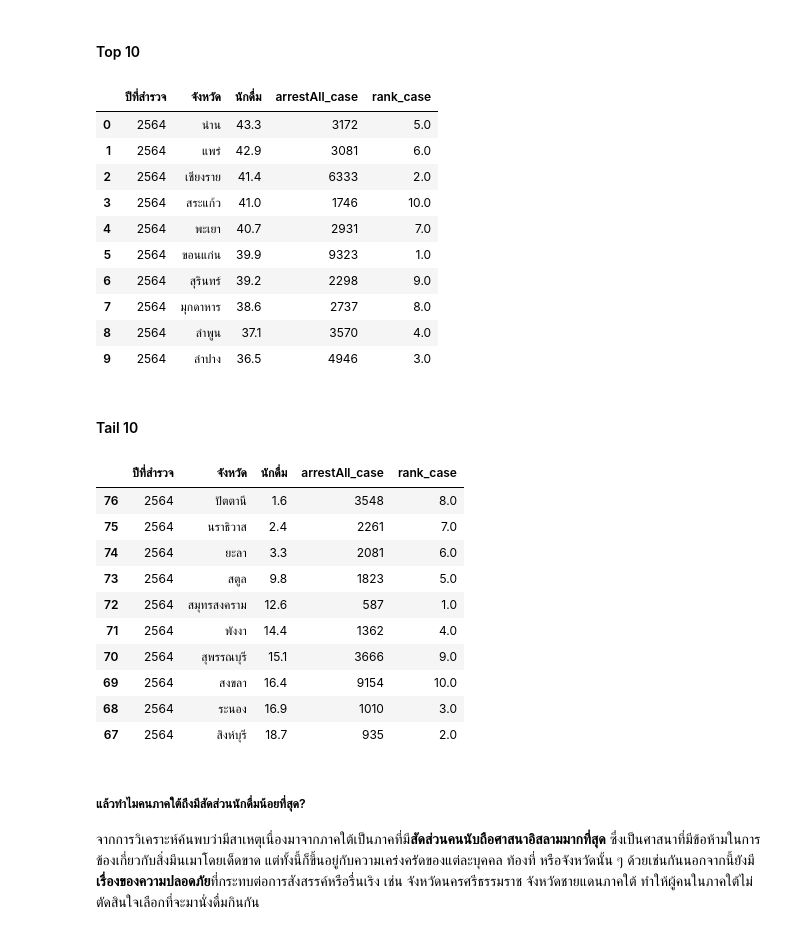
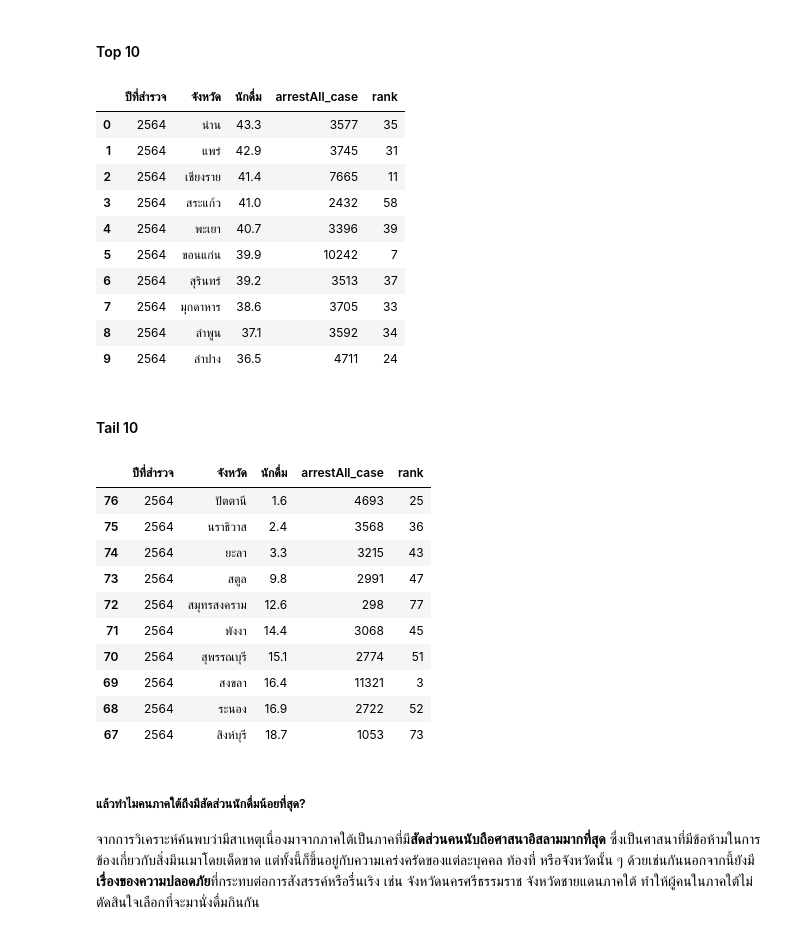
Before and after one commit to punnnnnnnnn/assignments2, a Jupyter notebook: assignment2.ipynb, the cells around one changed output. Cells and saved outputs as stored; diff of their text form; code cells hidden in the pictures.

```diff
--- a/assignment2.ipynb
+++ b/assignment2.ipynb
@@ -59,7 +59,8 @@ df = pd.merge(df, df_prov_th_en, on='PROV_NAME', how='left').copy()
 # %% [markdown]
 - bar chart แสดงเปรียบเทียบ 10 จังหวัดที่มีจำนวนคดียาเสพติดสูงสุด ในปี 2565
 # %%
-df_cases = df[['budgetYear', 'PROV_NAME', 'arrestAll_case', 'arrestAll_per', 'prov_en',]][df["budgetYear"] == "2565"].copy()
+YEAR = "2564"
+df_cases = df[['budgetYear', 'PROV_NAME', 'arrestAll_case', 'arrestAll_per', 'prov_en',]][df["budgetYear"] == YEAR].copy()
 df_cases.sort_values("arrestAll_case", ascending = False, inplace = True)
 
 df_top_x = df_cases[:10]
@@ -74,6 +75,6 @@ sns.barplot(
 
 plt.xlabel("Cases")
 plt.ylabel("Province")
-plt.title("Top 10 Highest Drug Arrested Case by Province in 2565")
+plt.title(f"Top 10 Highest Drug Arrested Case by Province in {YEAR}")
 plt.show()
 # %% [output]
@@ -272,44 +273,44 @@ pattern
 # %%
 df_alcohol = pd.read_csv("./data/alcohol_consump64.csv", encoding = "utf8")
 df_alcohol.drop("#", axis = 1, inplace = True)
 df_alcohol.drop(0, inplace = True)
 df_alcohol["ปีที่สำรวจ"] = df_alcohol["ปีที่สำรวจ"].astype(int)
 df_alcohol["นักดื่ม"] = df_alcohol["นักดื่ม"].astype(float).copy()
 df_alcohol = df_alcohol[["ปีที่สำรวจ", "จังหวัด", "นักดื่ม"]].sort_values("นักดื่ม", ascending = False)
 
-df_compare = pd.merge(left = df_alcohol, right = df_cases, left_on = "จังหวัด", right_on = "PROV_NAME", how = "left")[["ปีที่สำรวจ", "จังหวัด", "นักดื่ม", "arrestAll_case"]].head(10).copy()
-df_compare["rank_case"] = df_compare["arrestAll_case"].rank(method = "min", ascending = False)
+df_cases["rank"] = df_cases["arrestAll_case"].rank(method = "min", ascending = False).astype(int)
+
+df_compare = pd.merge(left = df_alcohol, right = df_cases, left_on = "จังหวัด", right_on = "PROV_NAME", how = "left")[["ปีที่สำรวจ", "จังหวัด", "นักดื่ม", "arrestAll_case", "rank"]].head(10).copy()
 df_compare
 # %% [output]
-|  | ปีที่สำรวจ | จังหวัด | นักดื่ม | arrestAll_case | rank_case |
-| 0 | 2564 | น่าน | 43.3 | 3172 | 5.0 |
-| 1 | 2564 | แพร่ | 42.9 | 3081 | 6.0 |
-| 2 | 2564 | เชียงราย | 41.4 | 6333 | 2.0 |
-| 3 | 2564 | สระแก้ว | 41.0 | 1746 | 10.0 |
-| 4 | 2564 | พะเยา | 40.7 | 2931 | 7.0 |
-| 5 | 2564 | ขอนแก่น | 39.9 | 9323 | 1.0 |
-| 6 | 2564 | สุรินทร์ | 39.2 | 2298 | 9.0 |
-| 7 | 2564 | มุกดาหาร | 38.6 | 2737 | 8.0 |
-| 8 | 2564 | ลำพูน | 37.1 | 3570 | 4.0 |
-| 9 | 2564 | ลำปาง | 36.5 | 4946 | 3.0 |
+|  | ปีที่สำรวจ | จังหวัด | นักดื่ม | arrestAll_case | rank |
+| 0 | 2564 | น่าน | 43.3 | 3577 | 35 |
+| 1 | 2564 | แพร่ | 42.9 | 3745 | 31 |
+| 2 | 2564 | เชียงราย | 41.4 | 7665 | 11 |
+| 3 | 2564 | สระแก้ว | 41.0 | 2432 | 58 |
+| 4 | 2564 | พะเยา | 40.7 | 3396 | 39 |
+| 5 | 2564 | ขอนแก่น | 39.9 | 10242 | 7 |
+| 6 | 2564 | สุรินทร์ | 39.2 | 3513 | 37 |
+| 7 | 2564 | มุกดาหาร | 38.6 | 3705 | 33 |
+| 8 | 2564 | ลำพูน | 37.1 | 3592 | 34 |
+| 9 | 2564 | ลำปาง | 36.5 | 4711 | 24 |
 # %% [markdown]
 #### Tail 10
 # %%
-df_compare = pd.merge(left = df_alcohol, right = df_cases, left_on = "จังหวัด", right_on = "PROV_NAME", how = "left")[["ปีที่สำรวจ", "จังหวัด", "นักดื่ม", "arrestAll_case"]].tail(10).copy()
-df_compare["rank_case"] = df_compare["arrestAll_case"].rank(method = "min")
+df_compare = pd.merge(left = df_alcohol, right = df_cases, left_on = "จังหวัด", right_on = "PROV_NAME", how = "left")[["ปีที่สำรวจ", "จังหวัด", "นักดื่ม", "arrestAll_case", "rank"]].tail(10).copy()
 df_compare.sort_values("นักดื่ม")
 # %% [output]
-|  | ปีที่สำรวจ | จังหวัด | นักดื่ม | arrestAll_case | rank_case |
-| 76 | 2564 | ปัตตานี | 1.6 | 3548 | 8.0 |
-| 75 | 2564 | นราธิวาส | 2.4 | 2261 | 7.0 |
-| 74 | 2564 | ยะลา | 3.3 | 2081 | 6.0 |
-| 73 | 2564 | สตูล | 9.8 | 1823 | 5.0 |
-| 72 | 2564 | สมุทรสงคราม | 12.6 | 587 | 1.0 |
-| 71 | 2564 | พังงา | 14.4 | 1362 | 4.0 |
-| 70 | 2564 | สุพรรณบุรี | 15.1 | 3666 | 9.0 |
-| 69 | 2564 | สงขลา | 16.4 | 9154 | 10.0 |
-| 68 | 2564 | ระนอง | 16.9 | 1010 | 3.0 |
-| 67 | 2564 | สิงห์บุรี | 18.7 | 935 | 2.0 |
+|  | ปีที่สำรวจ | จังหวัด | นักดื่ม | arrestAll_case | rank |
+| 76 | 2564 | ปัตตานี | 1.6 | 4693 | 25 |
+| 75 | 2564 | นราธิวาส | 2.4 | 3568 | 36 |
+| 74 | 2564 | ยะลา | 3.3 | 3215 | 43 |
+| 73 | 2564 | สตูล | 9.8 | 2991 | 47 |
+| 72 | 2564 | สมุทรสงคราม | 12.6 | 298 | 77 |
+| 71 | 2564 | พังงา | 14.4 | 3068 | 45 |
+| 70 | 2564 | สุพรรณบุรี | 15.1 | 2774 | 51 |
+| 69 | 2564 | สงขลา | 16.4 | 11321 | 3 |
+| 68 | 2564 | ระนอง | 16.9 | 2722 | 52 |
+| 67 | 2564 | สิงห์บุรี | 18.7 | 1053 | 73 |
 # %% [markdown]
 ##### แล้วทำไมคนภาคใต้ถึงมีสัดส่วนนักดื่มน้อยที่สุด?
 
```
Also changed, not shown: parts of 3 cells of this notebook.
